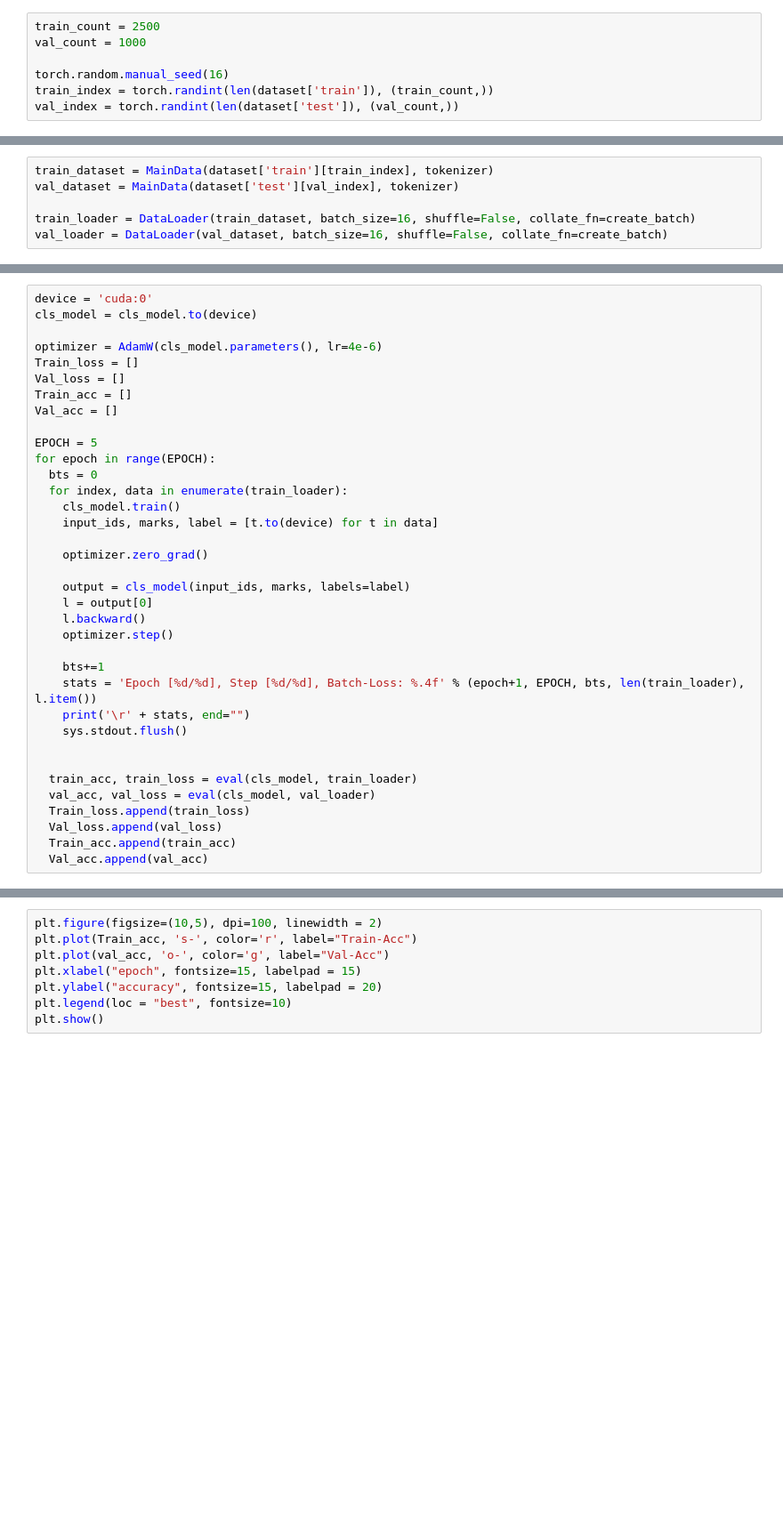
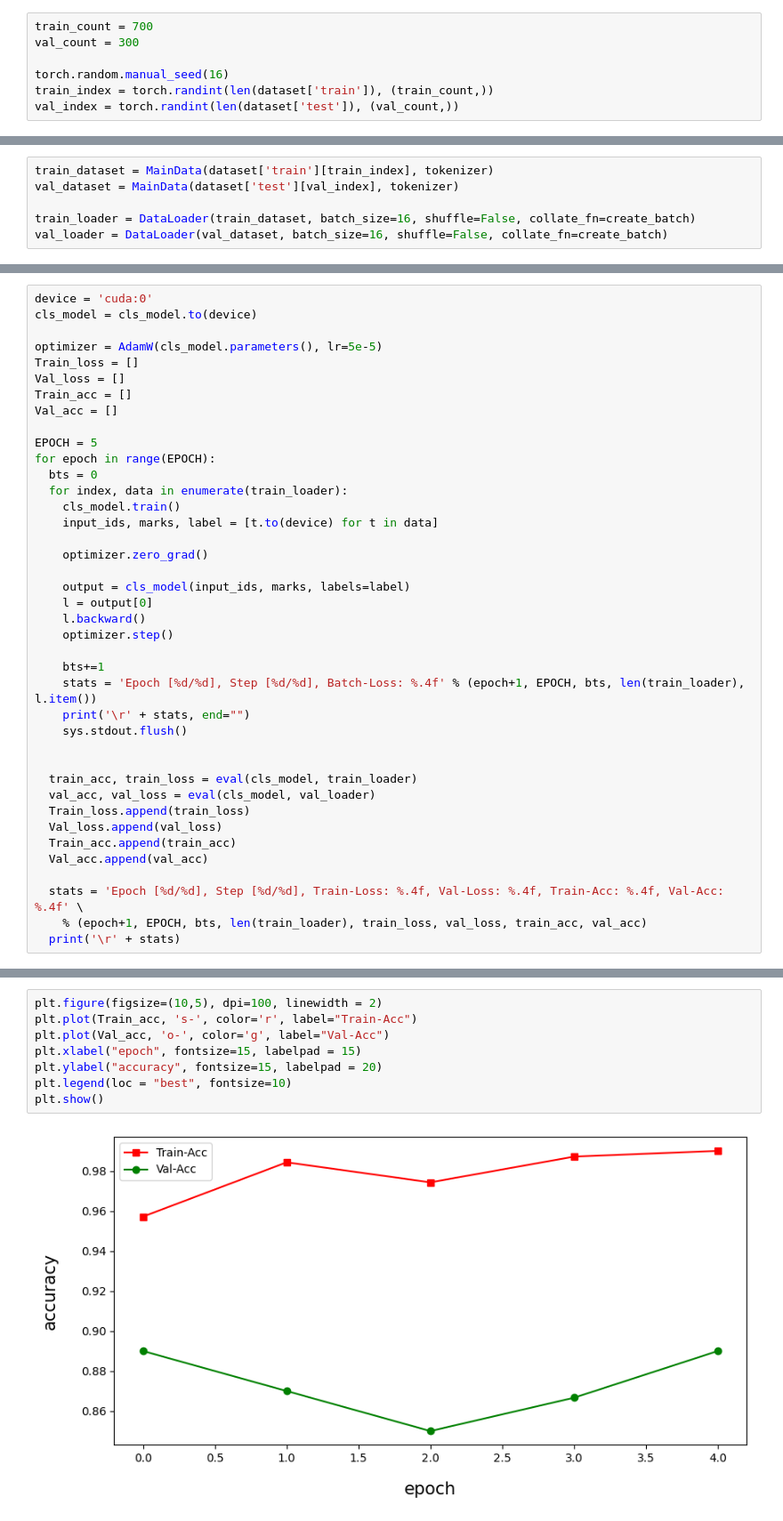
Before and after one commit to YENSTDi/interview_testing_chinesemedicine, a Jupyter notebook: Test3_NLP_classification.ipynb, the cells around one changed output, grey strips where cells are left out. Shown at 89% size. Drawn from its saved outputs; the diff is of its cells as text; blank space fills up the shorter version.

```diff
--- a/Test3_NLP_classification.ipynb
+++ b/Test3_NLP_classification.ipynb
@@ -100,6 +125,6 @@ def eval(model, data_loader):
 # %%
-train_count = 2500
-val_count = 1000
+train_count = 700
+val_count = 300
 
 torch.random.manual_seed(16)
 train_index = torch.randint(len(dataset['train']), (train_count,))
@@ -118,7 +143,7 @@ val_loader = DataLoader(val_dataset, batch_size=16, shuffle=False, collate_fn=cr
 device = 'cuda:0'
 cls_model = cls_model.to(device)
 
-optimizer = AdamW(cls_model.parameters(), lr=4e-6)
+optimizer = AdamW(cls_model.parameters(), lr=5e-5)
 Train_loss = []
 Val_loss = []
 Train_acc = []
@@ -150,3 +175,7 @@ for epoch in range(EPOCH):
   Val_loss.append(val_loss)
   Train_acc.append(train_acc)
   Val_acc.append(val_acc)
+
+  stats = 'Epoch [%d/%d], Step [%d/%d], Train-Loss: %.4f, Val-Loss: %.4f, Train-Acc: %.4f, Val-Acc: %.4f' \
+    % (epoch+1, EPOCH, bts, len(train_loader), train_loss, val_loss, train_acc, val_acc)
+  print('\r' + stats)
@@ -161,8 +202,10 @@ plt.show()
 # %%
 plt.figure(figsize=(10,5), dpi=100, linewidth = 2)
 plt.plot(Train_acc, 's-', color='r', label="Train-Acc")
-plt.plot(val_acc, 'o-', color='g', label="Val-Acc")
+plt.plot(Val_acc, 'o-', color='g', label="Val-Acc")
 plt.xlabel("epoch", fontsize=15, labelpad = 15)
 plt.ylabel("accuracy", fontsize=15, labelpad = 20)
 plt.legend(loc = "best", fontsize=10)
 plt.show()
+# %% [output]
+[figure, added]
```
Also changed, not shown: parts of 16 cells of this notebook.
